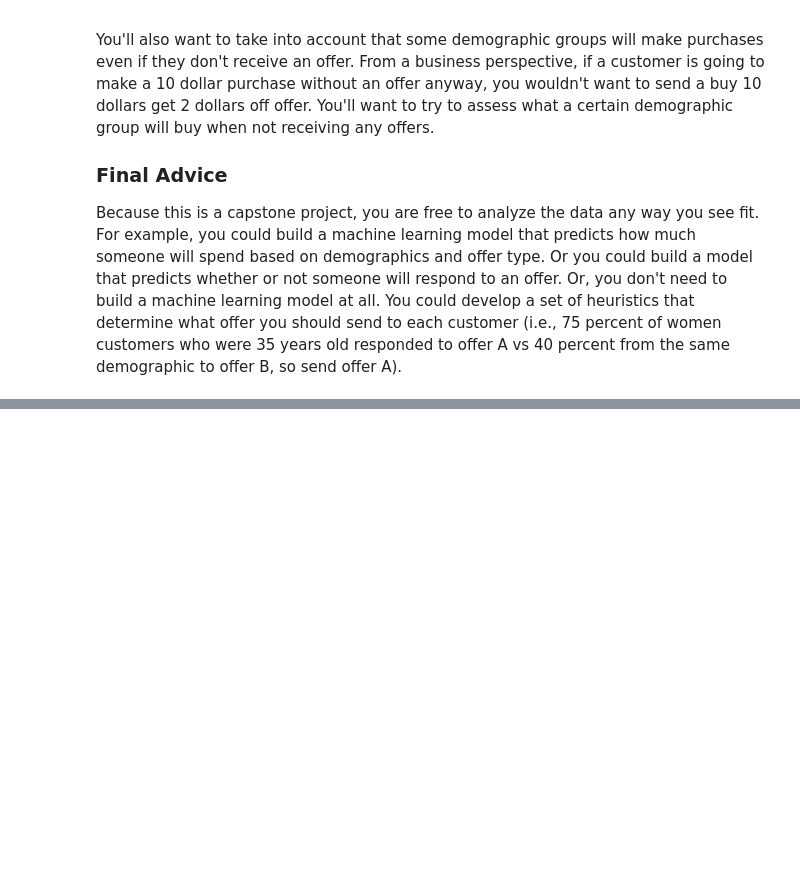
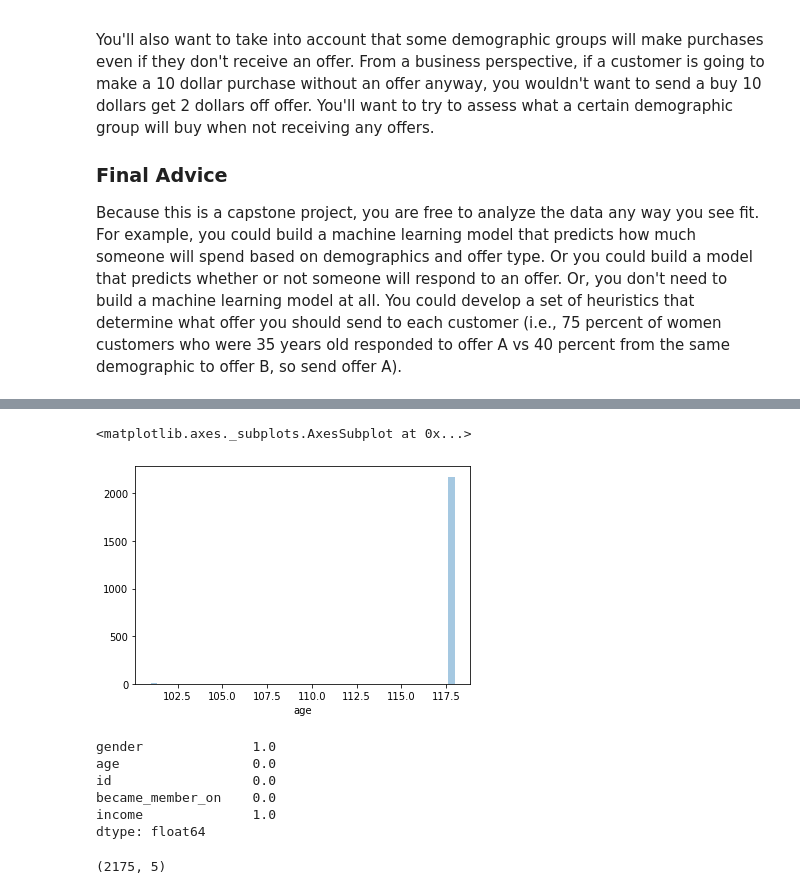
Before and after one commit to tanyayt/udacity_data_scientist, a Jupyter notebook: starbucks_optimizing_app_offers/Starbucks_Capstone_notebook.ipynb, the cells around one changed output, grey strips where cells are left out. Cells and saved outputs as stored; diff of their text form; code cells hidden in the pictures; blank space fills up the shorter version.

```diff
--- a/starbucks_optimizing_app_offers/Starbucks_Capstone_notebook.ipynb
+++ b/starbucks_optimizing_app_offers/Starbucks_Capstone_notebook.ipynb
@@ -86,0 +153,24 @@ transcript = pd.read_json('data/transcript.json', orient='records', lines=True)
+# %%
+# looks like when age >100, the income values are missing
+# based on the graph above, we will set the cutoff to 115
+sns.distplot(profile[profile.age>100].age,kde=False)
+# %% [output]
+<matplotlib.axes._subplots.AxesSubplot at 0x...>
+[figure, added]
+# %%
+# see percentages of missing values
+#  confirm these rows do not contain useful information
+profile[profile.age>115].isnull().mean()
+# %% [output]
+gender              1.0
+age                 0.0
+id                  0.0
+became_member_on    0.0
+income              1.0
+dtype: float64
+# %%
+# save clean profile data in profile_clean
+profile_clean = profile[profile.age>115]
+profile_clean.shape
+# %% [output]
+(2175, 5)
```
Also changed, not shown: parts of 18 cells of this notebook.
